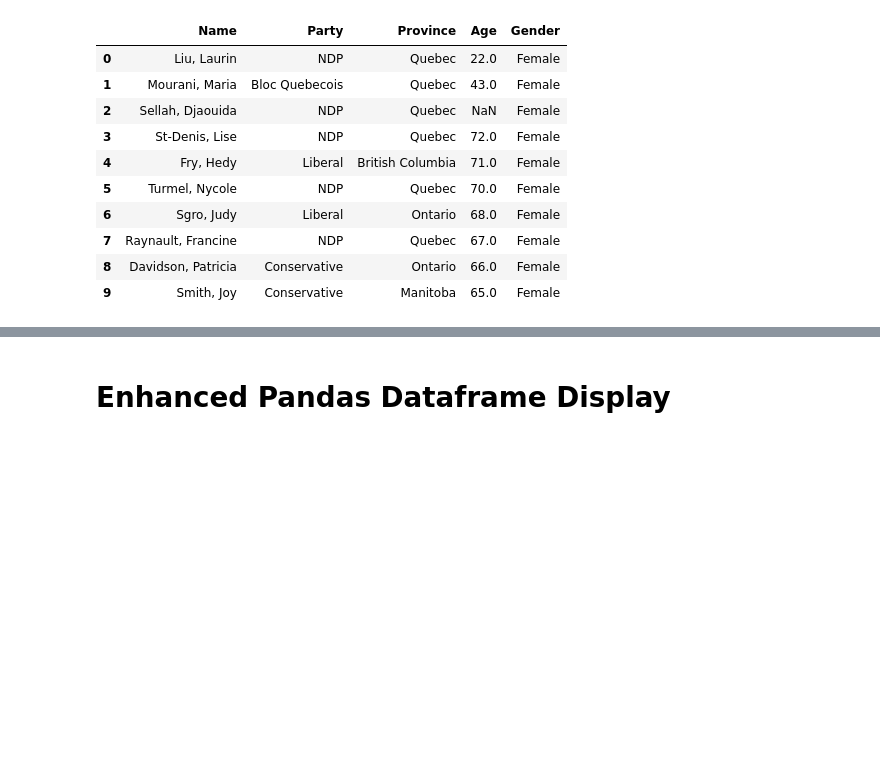
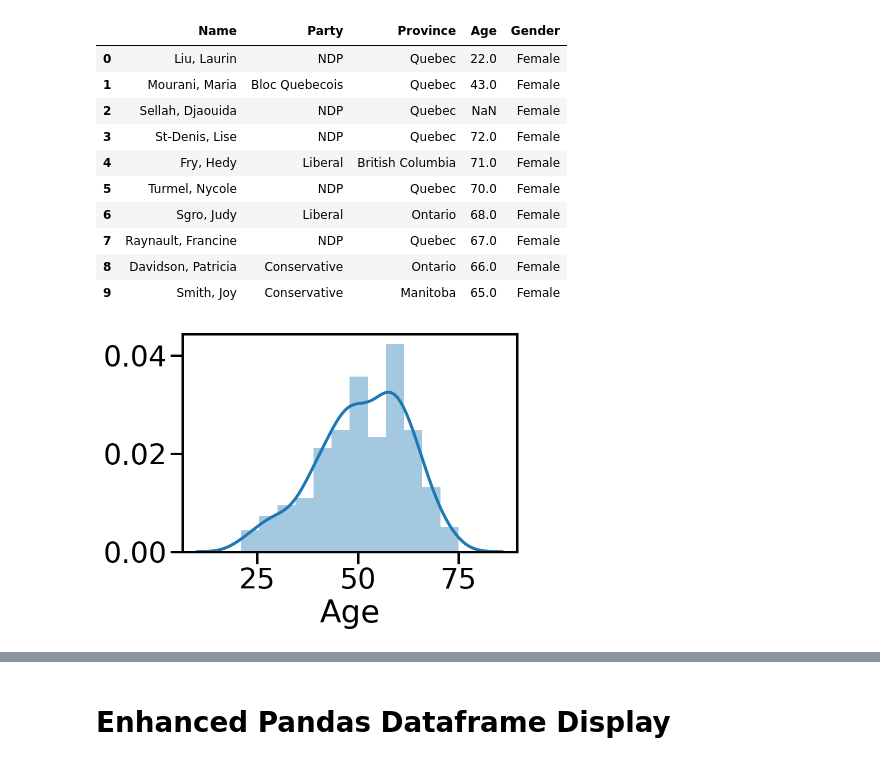
Before and after one commit to jbwhit/jupyter-tips-and-tricks, a Jupyter notebook: notebooks/01-Tips-and-tricks.ipynb, the cells around one changed output, grey strips where cells are left out. Saved outputs shown, nothing was run; the diff lists cells and outputs as text; code cells hidden in the pictures; blank space fills up the shorter version.

```diff
--- a/notebooks/01-Tips-and-tricks.ipynb
+++ b/notebooks/01-Tips-and-tricks.ipynb
@@ -79,6 +79,8 @@ Well, ctrl + shift + -, but remember it by horizontal.
 
 A library and example from: http://nicolas.kruchten.com/content/2015/09/jupyter_pivottablejs/
 # %%
-df = pd.read_csv("../data/mps.csv", encoding="ISO-8859-1")
+# df = pd.read_csv("../data/mps.csv", encoding="ISO-8859-1")
+# canadian_politics = pd.read_csv("../data/montreal_2014.csv",)
+canadian_politics = pd.read_csv("../data/mps2.csv")
 # %%
 # recommend using .head()
@@ -95,3 +97,7 @@ df.head(10)
 | 7 | Raynault, Francine | NDP | Quebec | 67.0 | Female |
 | 8 | Davidson, Patricia | Conservative | Ontario | 66.0 | Female |
 | 9 | Smith, Joy | Conservative | Manitoba | 65.0 | Female |
+# %%
+sns.distplot(canadian_politics["Age"].dropna())
+# %% [output]
+[figure, added]
```
Also changed, not shown: parts of 36 cells of this notebook, 10 other files.
